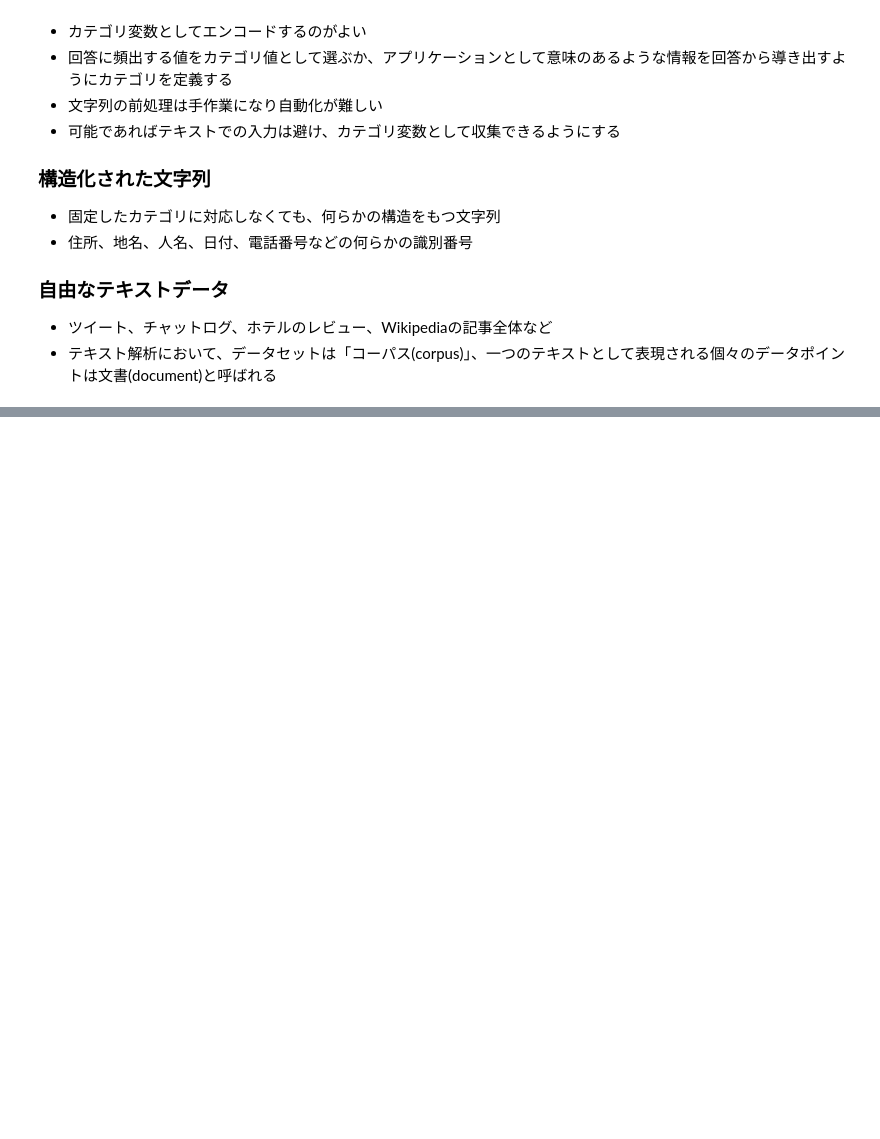
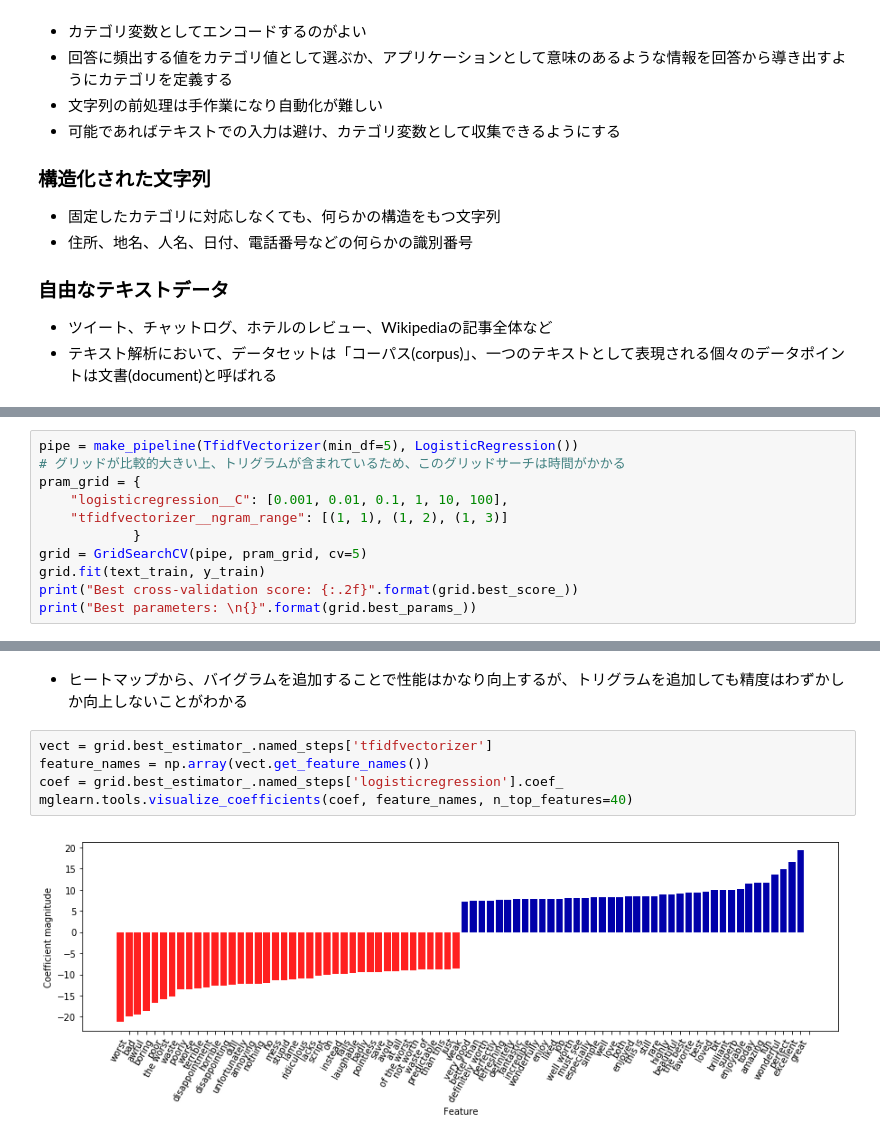
Before and after one commit to morooka-akira/MachineLearningMemo, a Jupyter notebook: テキストデータの処理.ipynb, the cells around one changed output, grey strips where cells are left out. Drawn from its saved outputs; the diff is of its cells as text; blank space fills up the shorter version.

```diff
--- a/テキストデータの処理.ipynb
+++ b/テキストデータの処理.ipynb
@@ -54,0 +452,11 @@ Requirement already satisfied: olefile in /Users/amoro/.pyenv/versions/anaconda3
+# %%
+pipe = make_pipeline(TfidfVectorizer(min_df=5), LogisticRegression())
+# グリッドが比較的大きい上、トリグラムが含まれているため、このグリッドサーチは時間がかかる
+pram_grid = {
+    "logisticregression__C": [0.001, 0.01, 0.1, 1, 10, 100],
+    "tfidfvectorizer__ngram_range": [(1, 1), (1, 2), (1, 3)]
+            }
+grid = GridSearchCV(pipe, pram_grid, cv=5)
+grid.fit(text_train, y_train)
+print("Best cross-validation score: {:.2f}".format(grid.best_score_))
+print("Best parameters: \n{}".format(grid.best_params_))
@@ -54,0 +482,9 @@ Requirement already satisfied: olefile in /Users/amoro/.pyenv/versions/anaconda3
+# %% [markdown]
+- ヒートマップから、バイグラムを追加することで性能はかなり向上するが、トリグラムを追加しても精度はわずかしか向上しないことがわかる
+# %%
+vect = grid.best_estimator_.named_steps['tfidfvectorizer']
+feature_names = np.array(vect.get_feature_names())
+coef = grid.best_estimator_.named_steps['logisticregression'].coef_
+mglearn.tools.visualize_coefficients(coef, feature_names, n_top_features=40)
+# %% [output]
+[figure, added]
```
Also changed, not shown: parts of 82 cells of this notebook.
